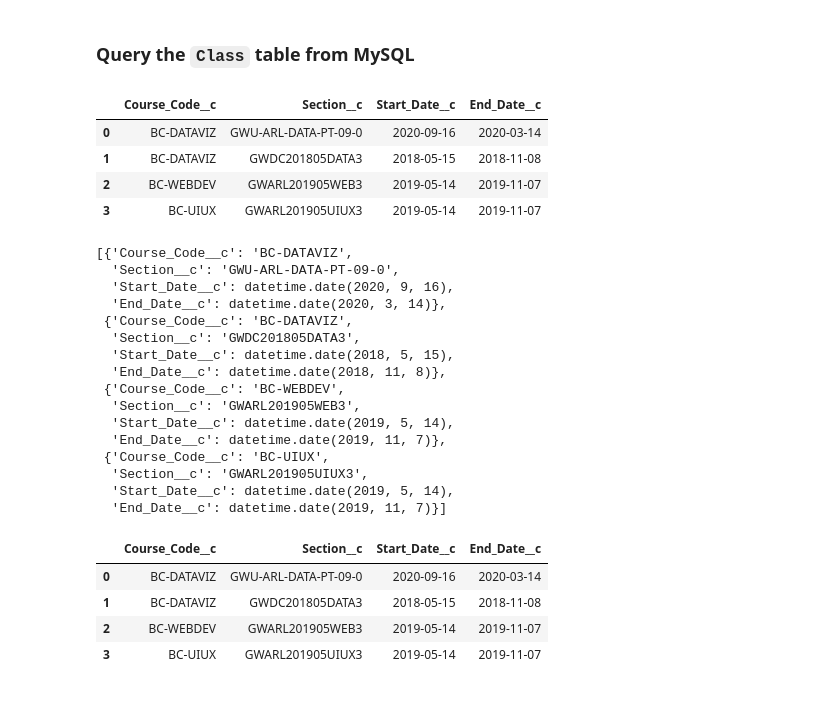
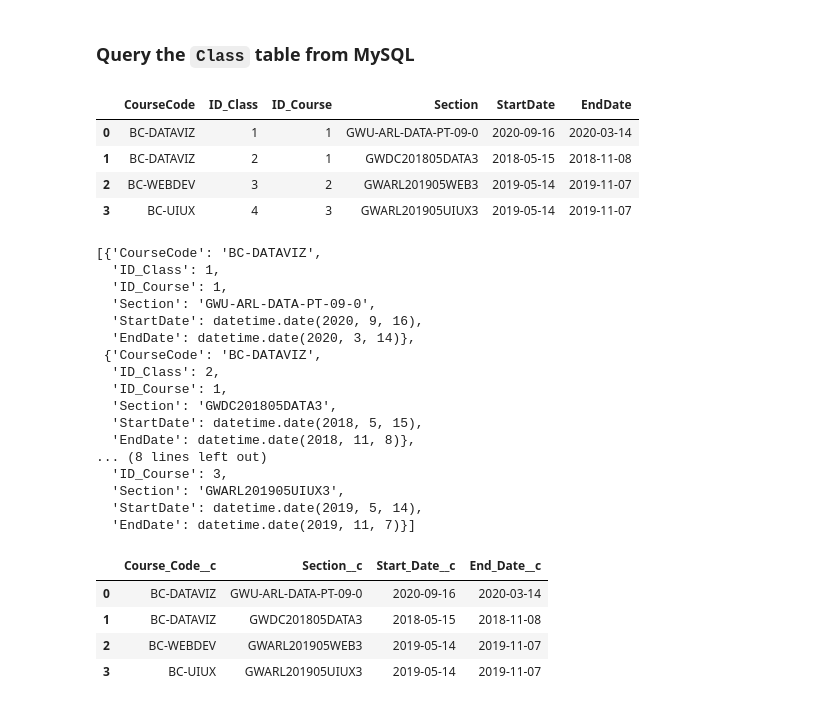
Before and after one commit to Fraolabebe/Salesforce-ETL-Project, a Jupyter notebook: Salesforce-ETL-Project.ipynb, the cells around one changed output. Drawn from its saved outputs; the diff is of its cells as text; code cells hidden in the pictures.

```diff
--- a/Salesforce-ETL-Project.ipynb
+++ b/Salesforce-ETL-Project.ipynb
@@ -171,47 +158,46 @@ course_lookup_df
 # %%
 # Query the `Class` table from MySQL
 query = '''
-   SELECT
-        co.CourseCode AS Course_Code__c,
-        cl.Section AS Section__c,
-        cl.StartDate AS Start_Date__c,
-        cl.EndDate AS End_Date__c
+    SELECT
+        co.CourseCode,
+        cl.*
     FROM
         class cl
         INNER JOIN course co
         ON cl.ID_Course = co.ID_Course
 
 '''
 
 class_data_df = pd.read_sql(query, conn)
 class_data_df.head()
 # %% [output]
-|  | Course_Code__c | Section__c | Start_Date__c | End_Date__c |
-| 0 | BC-DATAVIZ | GWU-ARL-DATA-PT-09-0 | 2020-09-16 | 2020-03-14 |
-| 1 | BC-DATAVIZ | GWDC201805DATA3 | 2018-05-15 | 2018-11-08 |
-| 2 | BC-WEBDEV | GWARL201905WEB3 | 2019-05-14 | 2019-11-07 |
-| 3 | BC-UIUX | GWARL201905UIUX3 | 2019-05-14 | 2019-11-07 |
+|  | CourseCode | ID_Class | ID_Course | Section | StartDate | EndDate |
+| 0 | BC-DATAVIZ | 1 | 1 | GWU-ARL-DATA-PT-09-0 | 2020-09-16 | 2020-03-14 |
+| 1 | BC-DATAVIZ | 2 | 1 | GWDC201805DATA3 | 2018-05-15 | 2018-11-08 |
+| 2 | BC-WEBDEV | 3 | 2 | GWARL201905WEB3 | 2019-05-14 | 2019-11-07 |
+| 3 | BC-UIUX | 4 | 3 | GWARL201905UIUX3 | 2019-05-14 | 2019-11-07 |
 # %%
 
 class_records = class_data_df.to_dict(orient='records')
 class_records
 # %% [output]
-[{'Course_Code__c': 'BC-DATAVIZ',
-  'Section__c': 'GWU-ARL-DATA-PT-09-0',
-  'Start_Date__c': datetime.date(2020, 9, 16),
-  'End_Date__c': datetime.date(2020, 3, 14)},
- {'Course_Code__c': 'BC-DATAVIZ',
-  'Section__c': 'GWDC201805DATA3',
-  'Start_Date__c': datetime.date(2018, 5, 15),
-  'End_Date__c': datetime.date(2018, 11, 8)},
- {'Course_Code__c': 'BC-WEBDEV',
-  'Section__c': 'GWARL201905WEB3',
-  'Start_Date__c': datetime.date(2019, 5, 14),
-  'End_Date__c': datetime.date(2019, 11, 7)},
- {'Course_Code__c': 'BC-UIUX',
-  'Section__c': 'GWARL201905UIUX3',
-  'Start_Date__c': datetime.date(2019, 5, 14),
-  'End_Date__c': datetime.date(2019, 11, 7)}]
+[{'CourseCode': 'BC-DATAVIZ',
+  'ID_Class': 1,
+  'ID_Course': 1,
+  'Section': 'GWU-ARL-DATA-PT-09-0',
+  'StartDate': datetime.date(2020, 9, 16),
+  'EndDate': datetime.date(2020, 3, 14)},
+ {'CourseCode': 'BC-DATAVIZ',
+  'ID_Class': 2,
+  'ID_Course': 1,
+  'Section': 'GWDC201805DATA3',
+  'StartDate': datetime.date(2018, 5, 15),
+  'EndDate': datetime.date(2018, 11, 8)},
+... (8 lines left out)
+  'ID_Course': 3,
+  'Section': 'GWARL201905UIUX3',
+  'StartDate': datetime.date(2019, 5, 14),
+  'EndDate': datetime.date(2019, 11, 7)}]
 # %%
 #rename columns from class table
 class_data_df.rename(columns={
```
Also changed, not shown: parts of 62 cells of this notebook.
